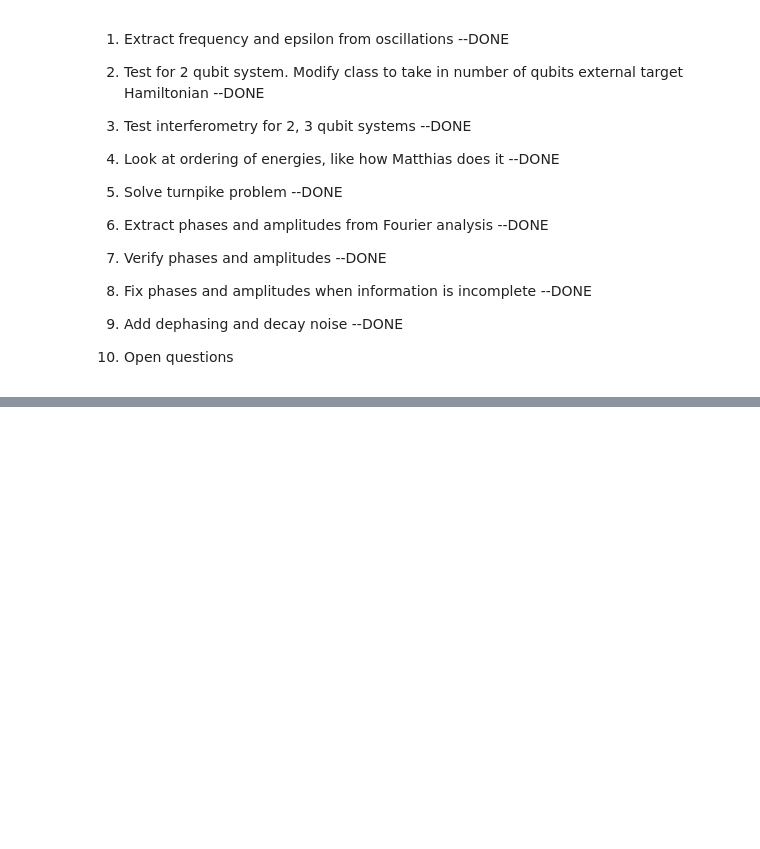
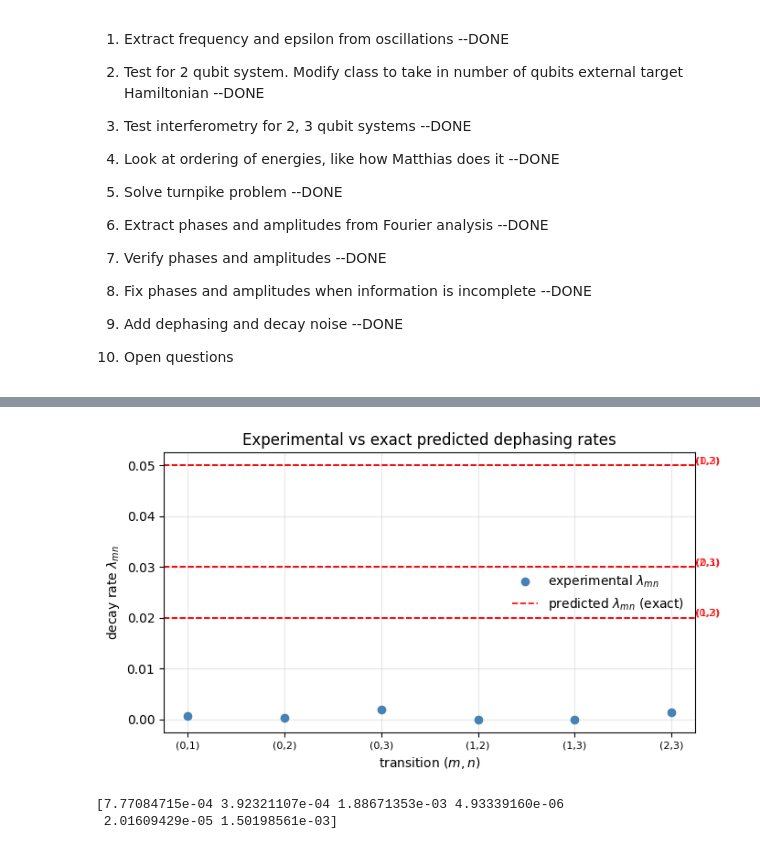
Before and after one commit to OsQarM/lsz_spectroscopy, a Jupyter notebook: LSZ_experimental.ipynb, the cells around one changed output, grey strips where cells are left out. Saved outputs shown, nothing was run; the diff lists cells and outputs as text; code cells hidden in the pictures; blank space fills up the shorter version.

```diff
--- a/LSZ_experimental.ipynb
+++ b/LSZ_experimental.ipynb
@@ -1057,3 +1016,47 @@ print(lambdas)
+# %%
+def calculate_theoretical_dephasing_rates(gamma_list):
+    nqubits = len(gamma_list)
+    lambdas = []
+    for size in range(1, nqubits + 1):
+        for subset in combinations(range(nqubits), size):
+            lambdas.append(sum(gamma_list[i] for i in subset))
+    return np.unique(lambdas)
+
+
+
+
+
+# egvecs comes from cell 26: np.linalg.eigh(H_target) at s=1
+_exp_for_ops = LSZ_experiment(nqubits, epsilon, H_target_dict, ramp_time, 0, dt)
+lambda_pred = predict_dephasing_rates_exact(egvecs, t2_rates, _exp_for_ops.npsz_list)
+
+# Flatten upper triangle in row-major order
+n_levels = 2**nqubits
+pred_flat = np.array([lambda_pred[m, n] for m in range(n_levels) for n in range(m+1, n_levels)])
+labels = [f'({m},{n})' for m in range(n_levels) for n in range(m+1, n_levels)]
+
+# --- Plot: experimental lambdas as scatter, exact predicted as dashed lines ---
+plt.figure(figsize=(7, 4))
+plt.scatter(range(len(lambdas)), lambdas, color='steelblue', zorder=3, label='experimental $\\lambda_{mn}$')
+for i, (rate, label) in enumerate(zip(pred_flat, labels)):
+    plt.axhline(rate, color='red', linestyle='--', lw=1.2,
+                label='predicted $\\lambda_{mn}$ (exact)' if i == 0 else None)
+    plt.text(len(lambdas) - 0.5, rate, label, color='red', fontsize=8,
+             va='bottom', ha='right')
+plt.xticks(range(len(lambdas)), labels, fontsize=8)
+plt.xlabel('transition $(m,n)$')
+plt.ylabel('decay rate $\\lambda_{mn}$')
+plt.title('Experimental vs exact predicted dephasing rates')
+plt.legend(frameon=False)
+plt.grid(True, alpha=0.3)
+plt.tight_layout()
+plt.show()
+
+print(lambdas)
+# %% [output]
+[figure, added]
+[7.77084715e-04 3.92321107e-04 1.88671353e-03 4.93339160e-06
+ 2.01609429e-05 1.50198561e-03]
 # %%
 # experimental_freqs, amplitudes = fourier_analysis(pc_list, tw_l, n_peaks = (2**nqubits)*(2**nqubits -1)//2)
 
```
Also changed, not shown: parts of 12 cells of this notebook.
